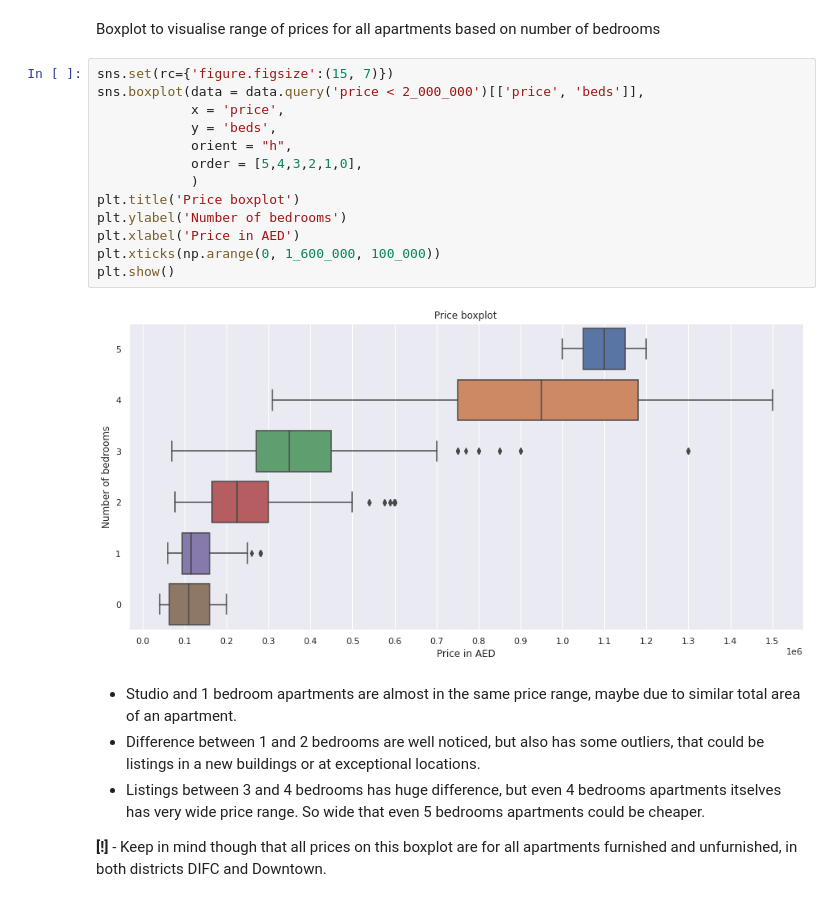
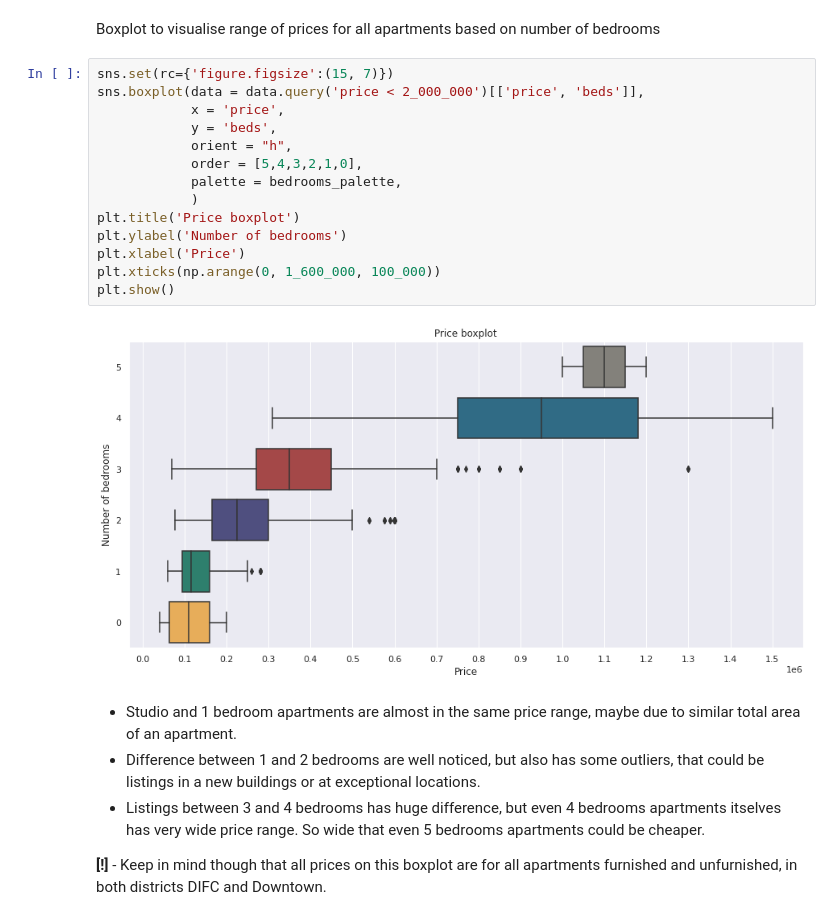
Before and after one commit to imeleges/REMA_Dubai, a Jupyter notebook: bayut_dubai_difc_downtown.ipynb, the cells around one changed output. Cells and saved outputs as stored; diff of their text form.

```diff
--- a/bayut_dubai_difc_downtown.ipynb
+++ b/bayut_dubai_difc_downtown.ipynb
@@ -722,18 +727,19 @@ Boxplot to visualise range of prices for all apartments based on number of bedro
 # %%
 sns.set(rc={'figure.figsize':(15, 7)})
 sns.boxplot(data = data.query('price < 2_000_000')[['price', 'beds']],
             x = 'price',
             y = 'beds',
             orient = "h",
             order = [5,4,3,2,1,0],
+            palette = bedrooms_palette,
             )
 plt.title('Price boxplot')
 plt.ylabel('Number of bedrooms')
-plt.xlabel('Price in AED')
+plt.xlabel('Price')
 plt.xticks(np.arange(0, 1_600_000, 100_000))
 plt.show()
 # %% [output]
-[figure, old version]
+[figure, new version]
 # %% [markdown]
 - Studio and 1 bedroom apartments are almost in the same price range, maybe due to similar total area of an apartment.
 - Difference between 1 and 2 bedrooms are well noticed, but also has some outliers, that could be listings in a new buildings or at exceptional locations.
```
Also changed, not shown: parts of 11 cells of this notebook.
